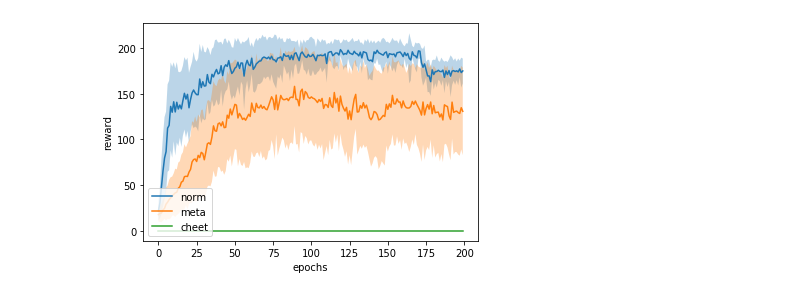
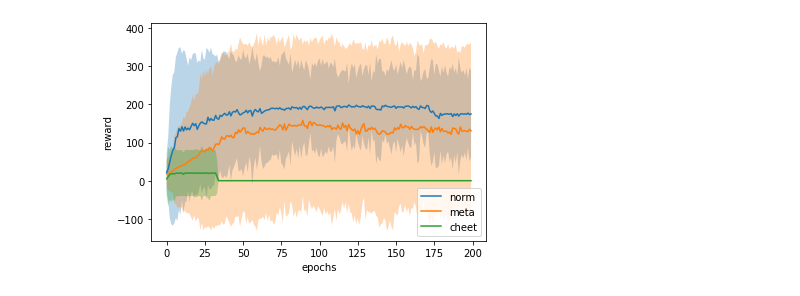
Before and after one commit to honda-pp/chr, a Jupyter notebook: src/Untitled1.ipynb, the cells around one changed output. Saved outputs shown, nothing was run; the diff lists cells and outputs as text; code cells hidden in the pictures.

Commit message:
comp std

```diff
--- a/src/Untitled1.ipynb
+++ b/src/Untitled1.ipynb
@@ -3,27 +3,32 @@ import numpy as np
 import matplotlib
 import matplotlib.pyplot as plt
 import re, os, glob
+# %%
+def comp(means, stds):
+    mean = means.mean(0)
+    N = 14
+    std = np.sqrt(((N - 1) * (np.power(stds, 2).sum(0)) + N * np.power(means - mean, 2)).sum(0) / (N * stds.shape[0] - 1))
+    return mean, std
 # %%
 folders = ["c/norm/*/sco*", "c/meta/*/sco*","c/cheet/*/sco*"]
 for folder in folders:
     files = glob.glob(folder)
     means = np.zeros([20,200])
     stds = np.zeros([20,200])
     for j, file in enumerate(files):
         with open(file, 'r') as f:
             f.readline()
             lines = f.readlines()
             length = len(lines)
         for i, line in enumerate(lines):
             means[j,i], stds[j,i] = map(float, line.split("\t")[3:6:2])
 
-    mean = means.mean(0)
-    std = stds.mean(0)
+    mean, std = comp(means, stds)
     plt.plot(range(200), mean, label=folder[2:-7])
     plt.fill_between(range(200), mean-std, mean+std, alpha=0.3)
     plt.ylabel("reward")
     plt.xlabel("epochs")
-    plt.legend(loc='lower left')
+    plt.legend(loc='lower right')
     #break
 # %% [output]
-[figure, old version]
+[figure, new version]
```
